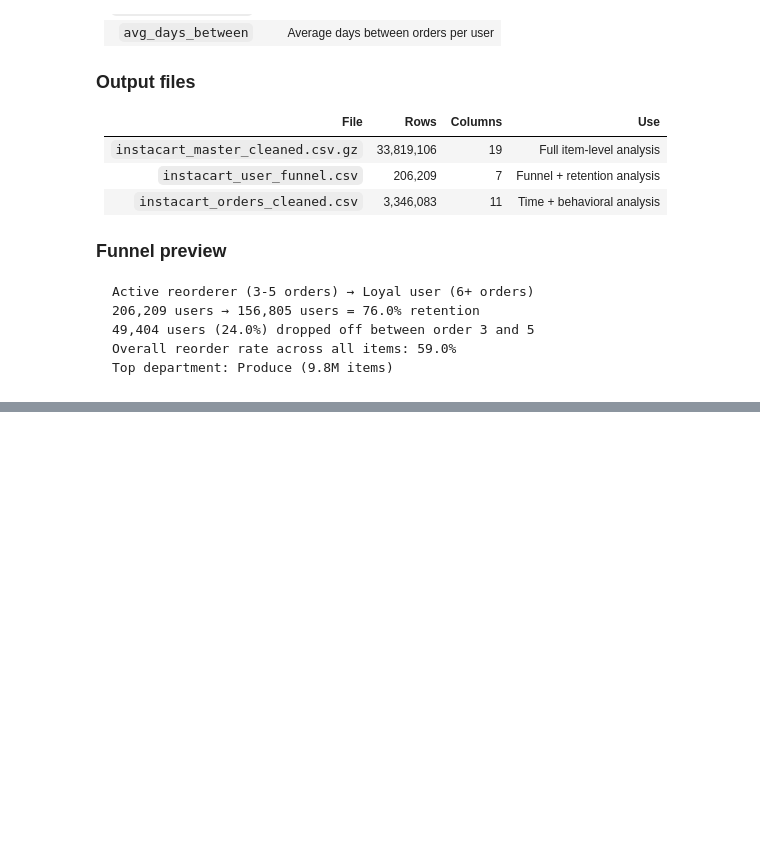
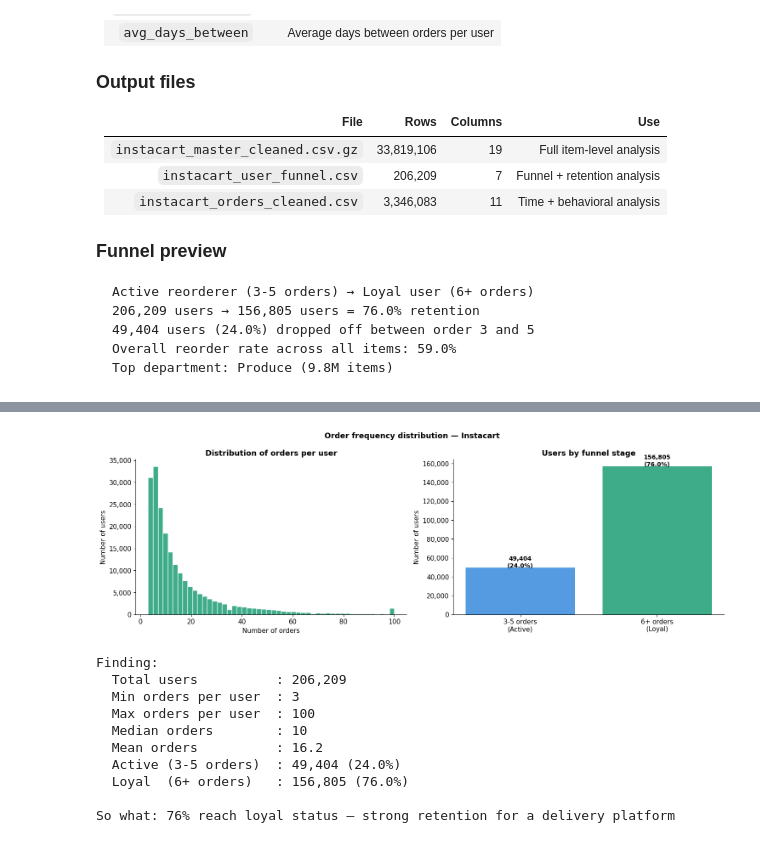
Before and after one commit to NPK05/funnel-analysis-project, a Jupyter notebook: notebooks/02_instacart.ipynb, the cells around one changed output, grey strips where cells are left out. Saved outputs shown, nothing was run; the diff lists cells and outputs as text; code cells hidden in the pictures; blank space fills up the shorter version.

Commit message:
Phase 4: Instacart EDA complete — 5 charts, 8 key findings

```diff
--- a/notebooks/02_instacart.ipynb
+++ b/notebooks/02_instacart.ipynb
@@ -1048,0 +1092,68 @@ Top department: Produce (9.8M items)
+# %%
+# QUESTION: What does the distribution of orders per user look like?
+# WHY: Shows us the shape of our retention funnel
+
+order_counts = orders.groupby('user_id')['order_id'].count().reset_index()
+order_counts.columns = ['user_id', 'total_orders']
+
+fig, axes = plt.subplots(1, 2, figsize=(15, 5))
+
+# left: full distribution histogram
+axes[0].hist(order_counts['total_orders'], bins=50,
+             color='#1D9E75', alpha=0.85, edgecolor='white')
+axes[0].set_title('Distribution of orders per user')
+axes[0].set_xlabel('Number of orders')
+axes[0].set_ylabel('Number of users')
+axes[0].yaxis.set_major_formatter(
+    plt.FuncFormatter(lambda x, _: f'{x:,.0f}')
+)
+
+# right: funnel stage breakdown
+stage_labels = ['3-5 orders\n(Active)', '6+ orders\n(Loyal)']
+stage_counts = [
+    (order_counts['total_orders'].between(3, 5)).sum(),
+    (order_counts['total_orders'] >= 6).sum()
+]
+colors = ['#378ADD', '#1D9E75']
+
+bars = axes[1].bar(stage_labels, stage_counts, color=colors, alpha=0.85)
+axes[1].set_title('Users by funnel stage')
+axes[1].set_ylabel('Number of users')
+axes[1].yaxis.set_major_formatter(
+    plt.FuncFormatter(lambda x, _: f'{x:,.0f}')
+)
+
+for bar, count in zip(bars, stage_counts):
+    pct = count / len(order_counts) * 100
+    axes[1].text(bar.get_x() + bar.get_width()/2,
+                bar.get_height() + 500,
+                f'{count:,}\n({pct:.1f}%)',
+                ha='center', fontsize=10, fontweight='bold')
+
+plt.suptitle('Order frequency distribution — Instacart',
+             fontsize=13, fontweight='bold')
+plt.tight_layout()
+plt.savefig(SAVE_PATH + '01_order_frequency.png', dpi=150, bbox_inches='tight')
+plt.show()
+
+print(f"Finding:")
+print(f"  Total users          : {len(order_counts):,}")
+print(f"  Min orders per user  : {order_counts['total_orders'].min()}")
+print(f"  Max orders per user  : {order_counts['total_orders'].max()}")
+print(f"  Median orders        : {order_counts['total_orders'].median():.0f}")
+print(f"  Mean orders          : {order_counts['total_orders'].mean():.1f}")
+print(f"  Active (3-5 orders)  : {stage_counts[0]:,} ({stage_counts[0]/len(order_counts)*100:.1f}%)")
+print(f"  Loyal  (6+ orders)   : {stage_counts[1]:,} ({stage_counts[1]/len(order_counts)*100:.1f}%)")
+print(f"\nSo what: 76% reach loyal status — strong retention for a delivery platform")
+# %% [output]
+[figure, added]
+Finding:
+  Total users          : 206,209
+  Min orders per user  : 3
+  Max orders per user  : 100
+  Median orders        : 10
+  Mean orders          : 16.2
+  Active (3-5 orders)  : 49,404 (24.0%)
+  Loyal  (6+ orders)   : 156,805 (76.0%)
+
+So what: 76% reach loyal status — strong retention for a delivery platform
```
Also changed, not shown: parts of 8 cells of this notebook, 5 other files.
